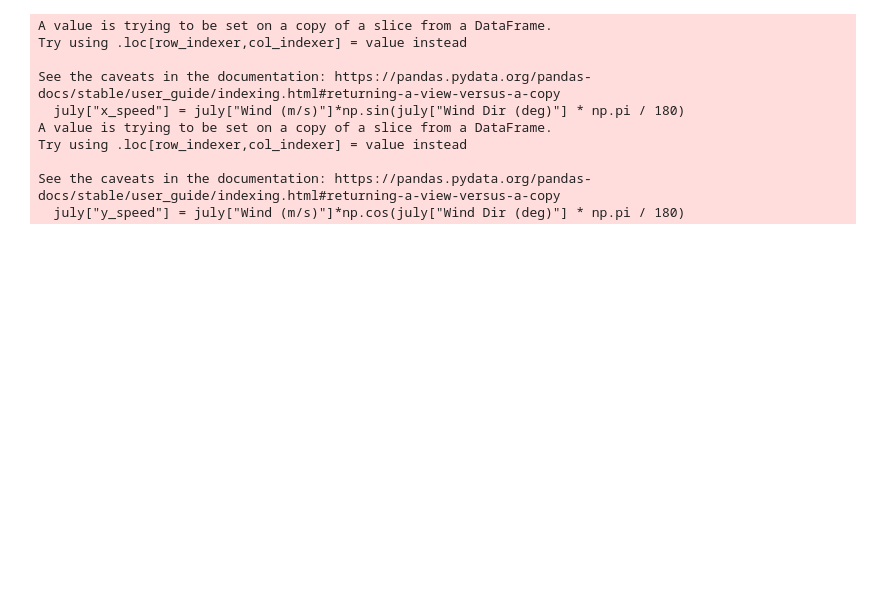
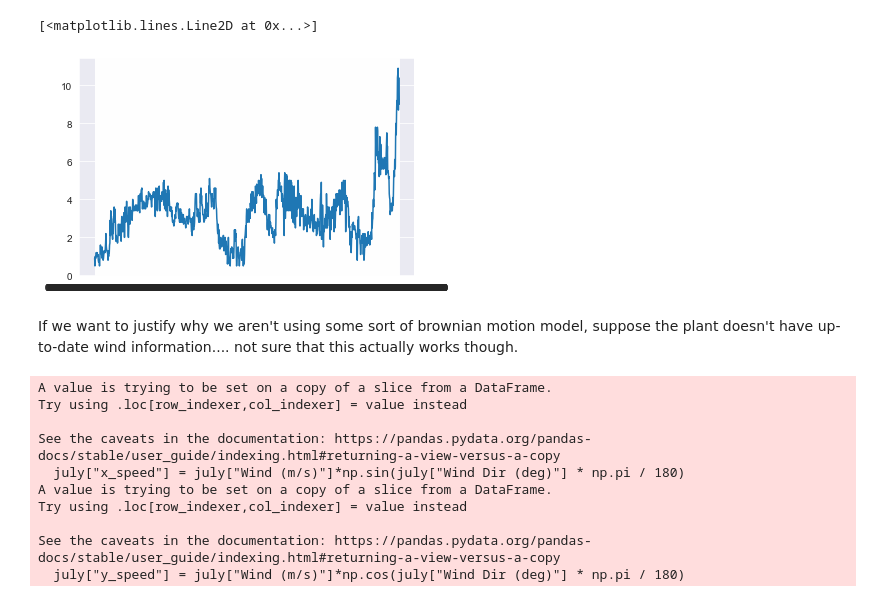
Before and after one commit to ktadgh/Air-Pollution, a Jupyter notebook: wind_distribution.ipynb, the cells around one changed output. Cells and saved outputs as stored; diff of their text form; code cells hidden in the pictures; blank space fills up the shorter version.

```diff
--- a/wind_distribution.ipynb
+++ b/wind_distribution.ipynb
@@ -10,3 +9,12 @@ july = july_data[july_data["Wind (m/s)"] <= 360]
+# %%
+july = july_data[july_data["Wind (m/s)"] <= 360]
+plt.plot(july["Date/Time (GMT)"][:1000], july["Wind (m/s)"][:1000])
+# Note - this doesn't look unlike brownian motion.... idk though
+# %% [output]
+[<matplotlib.lines.Line2D at 0x...>]
+[figure, added]
+# %% [markdown]
+If we want to justify why we aren't using some sort of brownian motion model, suppose the plant doesn't have up-to-date wind information.... not sure that this actually works though.
 # %%
 # x going west to east, y going south to north
 july["x_speed"] = july["Wind (m/s)"]*np.sin(july["Wind Dir (deg)"] * np.pi / 180)
```
Also changed, not shown: parts of 12 cells of this notebook, 1 other file.
